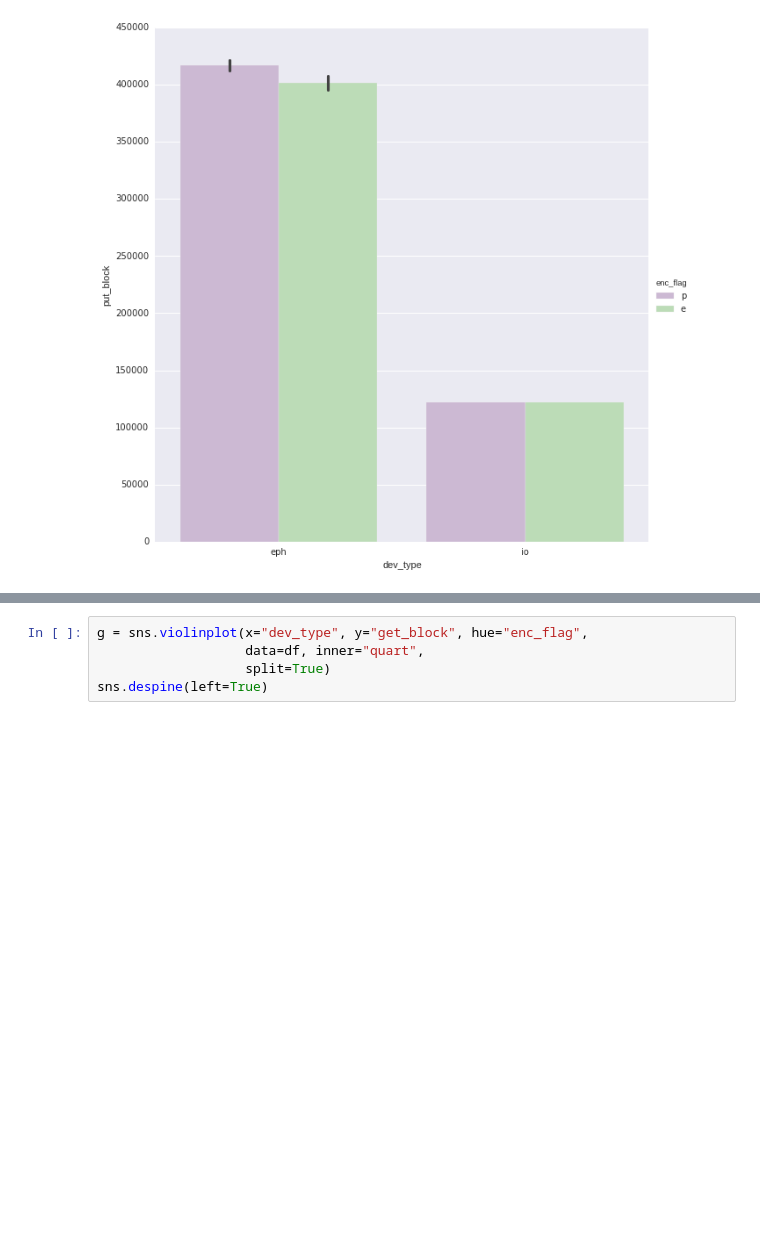
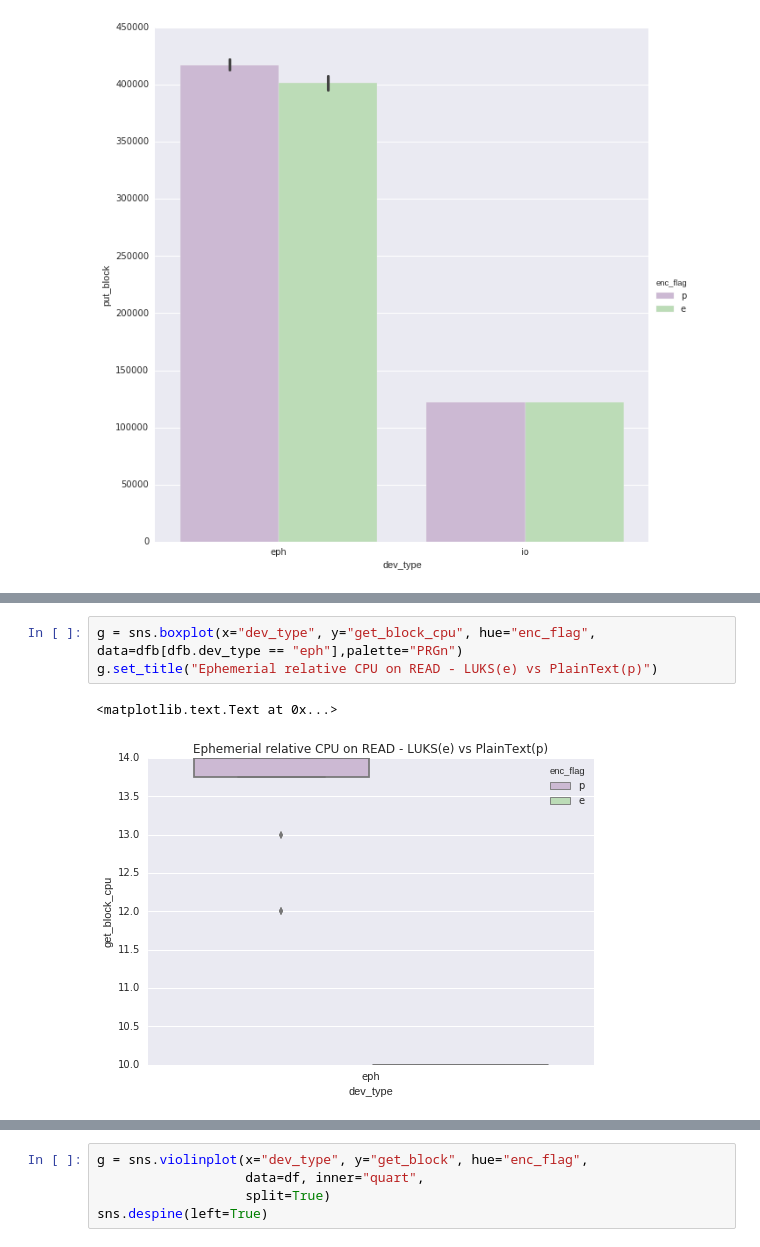
Before and after one commit to philipsoutham/aws-encryption-performance, a Jupyter notebook: To crypto, or not to crypto....ipynb, the cells around one changed output, grey strips where cells are left out. Saved outputs shown, nothing was run; the diff lists cells and outputs as text; blank space fills up the shorter version.

```diff
--- a/To crypto, or not to crypto....ipynb
+++ b/To crypto, or not to crypto....ipynb
@@ -267,0 +302,6 @@ g.set_yscale("linear")
+# %%
+g = sns.boxplot(x="dev_type", y="get_block_cpu", hue="enc_flag", data=dfb[dfb.dev_type == "eph"],palette="PRGn")
+g.set_title("Ephemerial relative CPU on READ - LUKS(e) vs PlainText(p)")
+# %% [output]
+<matplotlib.text.Text at 0x...>
+[figure, added]
```
Also changed, not shown: parts of 12 cells of this notebook.
